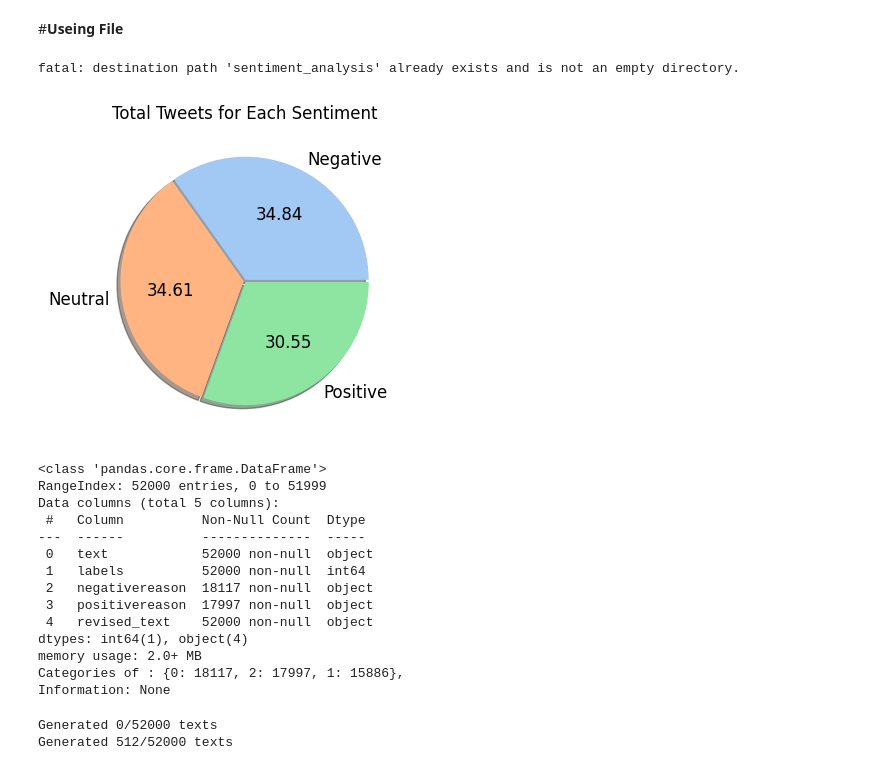
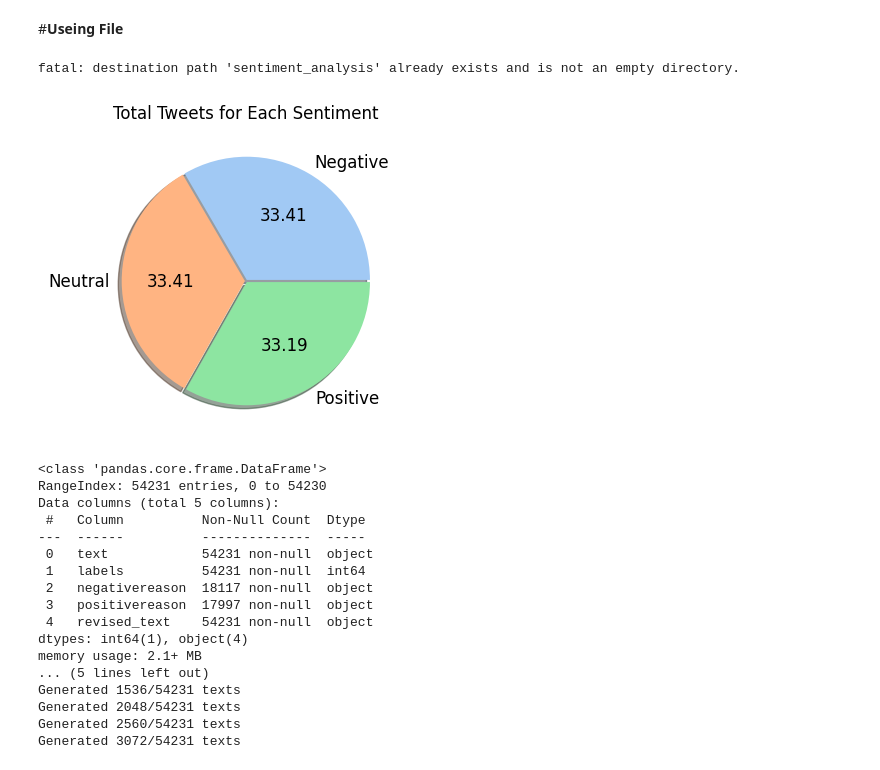
Before and after one commit to HoseinNekouei/sentiment_analysis, a Jupyter notebook: text_aspect_generation_.ipynb, the cells around one changed output. Drawn from its saved outputs; the diff is of its cells as text; code cells hidden in the pictures.

Commit message:
Adjusted the "nrows" parameter in the pandas read_csv function.

```diff
--- a/text_aspect_generation_.ipynb
+++ b/text_aspect_generation_.ipynb
@@ -126,7 +126,7 @@ class TextProcessor:
         return text
 # %%
 class DatasetLoader:
-    def __init__(self, *, file_path: str, nrows= 100):
+    def __init__(self, *, file_path: str,  nrows= None):
         self.file_path: str = file_path
         self._data: Optional[pd.DataFrame] = None
         self.nrows= nrows
@@ -277,49 +277,50 @@ if __name__ == "__main__":
     !git clone 'https://github.com/HoseinNekouei/sentiment_analysis.git'
     file_path= '/content/sentiment_analysis/balanced_dataset_US_airline_Tweet.csv'
 
-    loader= DatasetLoader(file_path= file_path, nrows= 52000)
+    loader= DatasetLoader(file_path= file_path)
     loader() # Load, visualize, map classes, and preprocess data
     print(loader)
 
     texts= loader._data['text']
     labels= loader._data['labels']
 
     batch_size= 512
     model_name = "google/flan-t5-large"
     prompt = "Provide a brief explanation the interpretation of the key emotional aspects and tone: "
 
     aspect_generator = AspectGeneration(model_name=model_name, batch_size= batch_size, texts=texts, prompt=prompt)
     augmented_texts = aspect_generator()
 
     save_path="/content/sentiment_analysis/twitter_train_corpus.csv"
     # Generate augmented texts and create dataset
     augmented_texts, dataset, df = aspect_generator(labels=labels, save_path= save_path )
 
     # Print results
     print("Augmented Texts:")
     [print(text) for text in augmented_texts[:5]]
 
     print("\nHugging Face Dataset:")
     print(dataset)
 
     print("\nPandas DataFrame:")
     print(df.info())
 # %% [output]
 fatal: destination path 'sentiment_analysis' already exists and is not an empty directory.
-[figure, old version]
+[figure, new version]
 <class 'pandas.core.frame.DataFrame'>
-RangeIndex: 52000 entries, 0 to 51999
+RangeIndex: 54231 entries, 0 to 54230
 Data columns (total 5 columns):
  #   Column          Non-Null Count  Dtype
 ---  ------          --------------  -----
- 0   text            52000 non-null  object
- 1   labels          52000 non-null  int64
+ 0   text            54231 non-null  object
+ 1   labels          54231 non-null  int64
  2   negativereason  18117 non-null  object
  3   positivereason  17997 non-null  object
- 4   revised_text    52000 non-null  object
+ 4   revised_text    54231 non-null  object
 dtypes: int64(1), object(4)
-memory usage: 2.0+ MB
-Categories of : {0: 18117, 2: 17997, 1: 15886},
-Information: None
+memory usage: 2.1+ MB
+... (5 lines left out)
+Generated 1536/54231 texts
+Generated 2048/54231 texts
+Generated 2560/54231 texts
+Generated 3072/54231 texts
-Generated 0/52000 texts
-Generated 512/52000 texts
```
